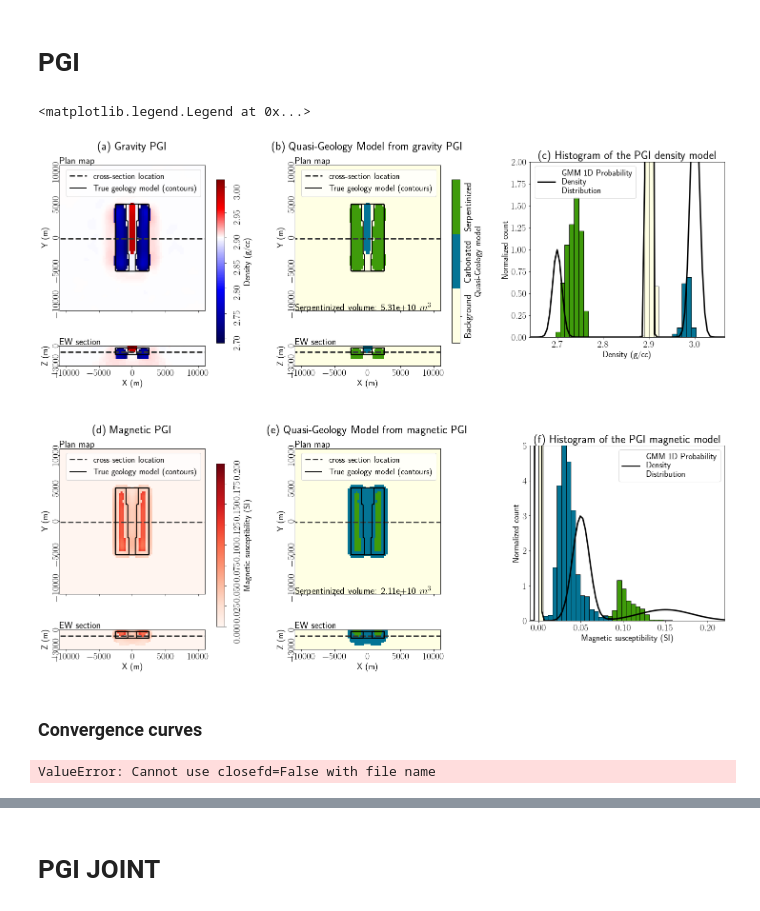
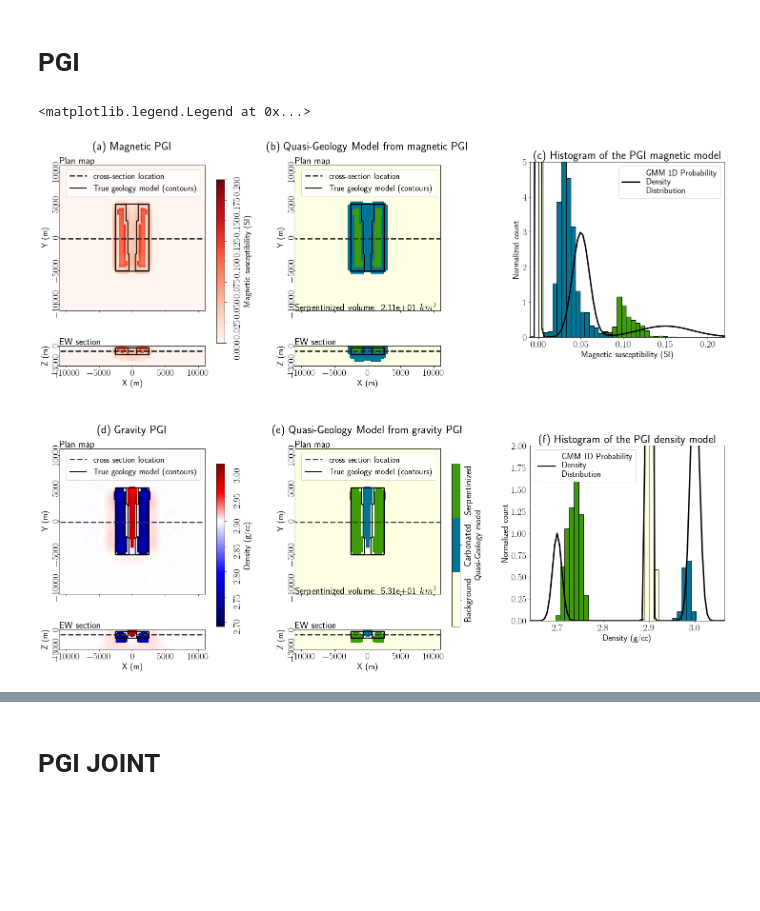
Before and after one commit to simpeg-research/Fast-Times-2021-Carbon-Mineralization, a Jupyter notebook: 3_blocks_model/Final_Visualization/MakeFigures-3blocks.ipynb, the cells around one changed output, grey strips where cells are left out. Drawn from its saved outputs; the diff is of its cells as text; code cells hidden in the pictures; blank space fills up the shorter version.

```diff
--- a/3_blocks_model/Final_Visualization/MakeFigures-3blocks.ipynb
+++ b/3_blocks_model/Final_Visualization/MakeFigures-3blocks.ipynb
@@ -494,7 +494,7 @@ plotting_dict_magnetic_l2 = {
     'legend_cb':'Magnetic susceptibility (SI)',
     'slicex':0.,
     'slicey':0.,
-    'slicez': -950,
+    'slicez': -750,
     'plot_grid':False,
     'plot_cb':True,
     'title':'(a) Magnetic inversion $\ell_{2}$',
@@ -511,7 +511,7 @@ plotting_dict_magnetic_lpq = {
     'legend_cb':'Magnetic susceptibility (SI)',
     'slicex':0.,
     'slicey':0.,
-    'slicez': -950,
+    'slicez': -750,
     'plot_grid':False,
     'plot_cb':False,
     'title':'(c) Magnetic inversion $\ell_{01}$',
@@ -607,10 +607,10 @@ plotting_dict_gravity_pgi = {
     'legend_cb':'Density (g/cc)',
     'slicex':0.,
     'slicey':0.,
-    'slicez': -950,
+    'slicez': -750,
     'plot_grid':False,
     'plot_cb':True,
-    'title':'(a) Gravity PGI\n',
+    'title':'(d) Gravity PGI\n',
     'meshplotOpts':{'norm':norm_grav_model},
     'titlesize':titlesize,
     'labelsize':labelsize,
@@ -626,10 +626,10 @@ plotting_dict_gravity_pgi_quasi = {
     'is_geology':True,
     'slicex':0.,
     'slicey':0.,
-    'slicez': -950,
+    'slicez': -750,
     'plot_grid':False,
     'plot_cb':True,
-    'title':'(b) Quasi-Geology Model from gravity PGI\n',
+    'title':'(e) Quasi-Geology Model from gravity PGI\n',
     #'meshplotOpts':{'norm':norm_grav_model},
     'titlesize':titlesize,
     'labelsize':labelsize,
@@ -645,10 +645,10 @@ plotting_dict_magnetic_pgi = {
     'legend_cb':'Magnetic susceptibility (SI)',
     'slicex':0.,
     'slicey':0.,
-    'slicez': -950,
+    'slicez': -750,
     'plot_grid':False,
     'plot_cb':True,
-    'title':'(d) Magnetic PGI\n',
+    'title':'(a) Magnetic PGI\n',
     'titlesize':titlesize,
     'labelsize':labelsize,
     'ticksize':ticksize,
@@ -663,10 +663,10 @@ plotting_dict_magnetic_pgi_quasi = {
     'is_geology':True,
     'slicex':0.,
     'slicey':0.,
-    'slicez': -950,
+    'slicez': -750,
     'plot_grid':False,
     'plot_cb':False,
-    'title':'(e) Quasi-Geology Model from magnetic PGI\n',
+    'title':'(b) Quasi-Geology Model from magnetic PGI\n',
     #'meshplotOpts':{'norm':norm_grav_model},
     'titlesize':titlesize,
     'labelsize':labelsize,
@@ -681,29 +681,29 @@ space = 4
 fig = plt.figure(figsize=(25,20))
 
 ####DENSITY
-ax0_grav = plt.subplot2grid((2*ysize + 1*space, 3*xsize + 2*space),(0, 0),colspan=15,rowspan=15)
-ax1_grav = plt.subplot2grid((2*ysize + 1*space, 3*xsize + 2*space),(15, 0),colspan=15,rowspan=5)
-ax2_grav = plt.subplot2grid((2*ysize + 1*space, 3*xsize + 2*space),(0, 16),colspan=1,rowspan=19)
+ax0_mag = plt.subplot2grid((2*ysize + 1*space, 3*xsize + 2*space),(0, 0),colspan=15,rowspan=15)
+ax1_mag = plt.subplot2grid((2*ysize + 1*space, 3*xsize + 2*space),(15, 0),colspan=15,rowspan=5)
+ax2_mag = plt.subplot2grid((2*ysize + 1*space, 3*xsize + 2*space),(0, 16),colspan=1,rowspan=19)
+ax_mag = [ax0_mag,ax1_mag,ax2_mag]
+
+ax0_mag_geo = plt.subplot2grid((2*ysize + 1*space, 3*xsize + 2*space),(0, xsize+space+0),colspan=15,rowspan=15)
+ax1_mag_geo = plt.subplot2grid((2*ysize + 1*space, 3*xsize + 2*space),(15, xsize+space+0),colspan=15,rowspan=5)
+ax2_mag_geo = plt.subplot2grid((2*ysize + 1*space, 3*xsize + 2*space),(0, xsize+space+16),colspan=1,rowspan=19)
+ax_mag_geo = [ax0_mag_geo,ax1_mag_geo,ax2_mag_geo]
+
+ax_mag_hist = plt.subplot2grid((2*ysize + 1*space, 3*xsize + 2*space),(1, 2*(xsize+space)),colspan=20,rowspan=15)
+
+ax0_grav = plt.subplot2grid((2*ysize + 1*space, 3*xsize + 2*space),(1*(ysize+space) + 0, 0),colspan=15,rowspan=15)
+ax1_grav = plt.subplot2grid((2*ysize + 1*space, 3*xsize + 2*space),(1*(ysize+space) + 15, 0),colspan=15,rowspan=5)
+ax2_grav = plt.subplot2grid((2*ysize + 1*space, 3*xsize + 2*space),(1*(ysize+space) + 0, 16),colspan=1,rowspan=19)
 ax_grav = [ax0_grav,ax1_grav,ax2_grav]
 
-ax0_grav_geo = plt.subplot2grid((2*ysize + 1*space, 3*xsize + 2*space),(0, xsize+space+0),colspan=15,rowspan=15)
-ax1_grav_geo = plt.subplot2grid((2*ysize + 1*space, 3*xsize + 2*space),(15, xsize+space+0),colspan=15,rowspan=5)
-ax2_grav_geo = plt.subplot2grid((2*ysize + 1*space, 3*xsize + 2*space),(0, xsize+space+16),colspan=1,rowspan=19)
+ax0_grav_geo = plt.subplot2grid((2*ysize + 1*space, 3*xsize + 2*space),(1*(ysize+space)+0, xsize+space+0),colspan=15,rowspan=15)
+ax1_grav_geo = plt.subplot2grid((2*ysize + 1*space, 3*xsize + 2*space),(1*(ysize+space)+15, xsize+space+0),colspan=15,rowspan=5)
+ax2_grav_geo = plt.subplot2grid((2*ysize + 1*space, 3*xsize + 2*space),(1*(ysize+space)+0, xsize+space+16),colspan=1,rowspan=19)
 ax_grav_geo = [ax0_grav_geo,ax1_grav_geo,ax2_grav_geo]
 
-ax_grav_hist = plt.subplot2grid((2*ysize + 1*space, 3*xsize + 2*space),(1, 2*(xsize+space)),colspan=20,rowspan=15)
-
-ax0_mag = plt.subplot2grid((2*ysize + 1*space, 3*xsize + 2*space),(1*(ysize+space) + 0, 0),colspan=15,rowspan=15)
-ax1_mag = plt.subplot2grid((2*ysize + 1*space, 3*xsize + 2*space),(1*(ysize+space) + 15, 0),colspan=15,rowspan=5)
-ax2_mag = plt.subplot2grid((2*ysize + 1*space, 3*xsize + 2*space),(1*(ysize+space) + 0, 16),colspan=1,rowspan=19)
-ax_mag = [ax0_mag,ax1_mag,ax2_mag]
-
-ax0_mag_geo = plt.subplot2grid((2*ysize + 1*space, 3*xsize + 2*space),(1*(ysize+space)+0, xsize+space+0),colspan=15,rowspan=15)
-ax1_mag_geo = plt.subplot2grid((2*ysize + 1*space, 3*xsize + 2*space),(1*(ysize+space)+15, xsize+space+0),colspan=15,rowspan=5)
-ax2_mag_geo = plt.subplot2grid((2*ysize + 1*space, 3*xsize + 2*space),(1*(ysize+space)+0, xsize+space+16),colspan=1,rowspan=19)
-ax_mag_geo = [ax0_mag_geo,ax1_mag_geo,ax2_mag_geo]
-
-ax_mag_hist = plt.subplot2grid((2*ysize + 1*space, 3*xsize + 2*space),(1+(ysize+space), 2*(xsize+space)),colspan=20,rowspan=15)
+ax_grav_hist = plt.subplot2grid((2*ysize + 1*space, 3*xsize + 2*space),(1+(ysize+space), 2*(xsize+space)),colspan=20,rowspan=15)
 
 for i, (dct,axx) in enumerate(zip(
     [
@@ -753,7 +753,7 @@ ax1_grav_geo.text(-11000,200,'EW section',fontdict={'fontsize':ticksize})
 ax0_grav_geo.text(
     -11000,
     -11000,
-    'Serpentinized volume: {:.2e} $m^3$'.format(volume_estimate_pgi(quasi_geology_gravity)[1]),
+    'Serpentinized volume: {:.2e} $km^3$'.format(1e-9*volume_estimate_pgi(quasi_geology_gravity)[1]),
     fontdict={'fontsize':ticksize}
 )
 
@@ -763,7 +763,7 @@ ax1_mag_geo.text(-11000,200,'EW section',fontdict={'fontsize':ticksize})
 ax0_mag_geo.text(
     -11000,
     -11000,
-    'Serpentinized volume: {:.2e} $m^3$'.format(volume_estimate_pgi(quasi_geology_magnetic)[1]),
+    'Serpentinized volume: {:.2e} $km^3$'.format(1e-9*volume_estimate_pgi(quasi_geology_magnetic)[1]),
     fontdict={'fontsize':ticksize}
 )
 
@@ -773,7 +773,7 @@ gmm_magnetic.plot_pdf(ax=[ax_mag_hist],padding=0.5)
 plot_histogram(
     ax=ax_grav_hist,
     model=gravity_pgi+2.9,
-    title='(c) Histogram of the PGI density model',
+    title='(f) Histogram of the PGI density model',
     xlabel='Density (g/cc)',
     ylim=[0,2],
     xlim=[minden-0.05,maxden+0.05],
@@ -783,40 +783,34 @@ plot_histogram(
     alpha=0
 )
 
 plot_histogram(
     ax=ax_mag_hist,
     model=magnetic_pgi,
-    title='(f) Histogram of the PGI magnetic model',
+    title='(c) Histogram of the PGI magnetic model',
     xlabel='Magnetic susceptibility (SI)',
     ylim=[0,5],
     xlim=[minsus-0.01,0.22],
     labelsize=labelsize,
     ticksize=ticksize,
     titlesize=titlesize,
     alpha=0
 )
 
 ax_grav_hist.hist(
     [(2.9+gravity_pgi)[quasi_geology_gravity == i] for i in np.unique(quasi_geology_gravity)],
     density=True,bins=30,stacked=True,#orientation="horizontal",
     color=colors, edgecolor='k'
 );
 ax_grav_hist.legend(fontsize=labelsize)
 
 ax_mag_hist.hist(
     [(magnetic_pgi)[quasi_geology_magnetic == i] for i in np.unique(quasi_geology_magnetic)],
     density=True,bins=30,stacked=True,#orientation="horizontal",
     color=colors, edgecolor='k'
 );
 ax_mag_hist.legend(fontsize=labelsize)
 # %% [output]
 <matplotlib.legend.Legend at 0x...>
-[figure, old version]
+[figure, new version]
 # %%
 fig.savefig('Single-Physics-PGI.png', dpi=200,bbox_inches='tight', pad_inches=0.1)
-# %% [markdown]
-### Convergence curves
-# %%
-pgi_mag_log = open('../pgi-magnetic/FINAL_DepthWeighting/pgi_mag.log','rb',o)
-# %% [output]
-ValueError: Cannot use closefd=False with file name
```
Also changed, not shown: parts of 12 cells of this notebook, 5 other files.
